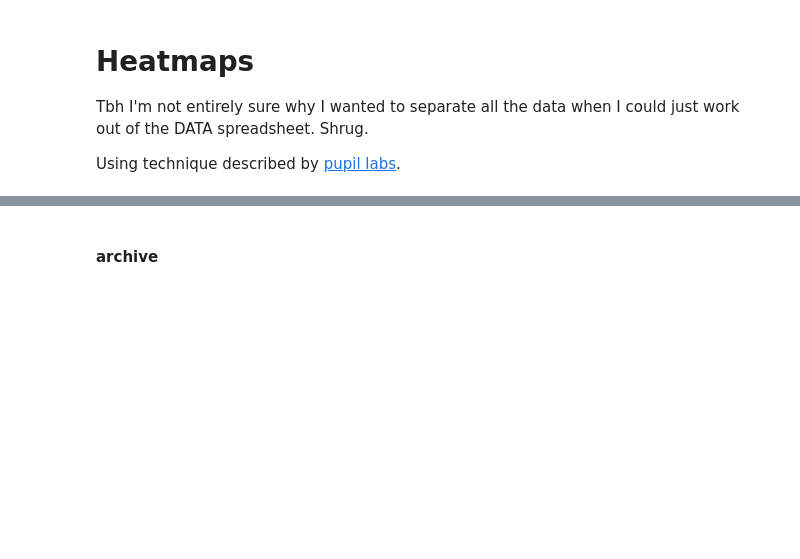
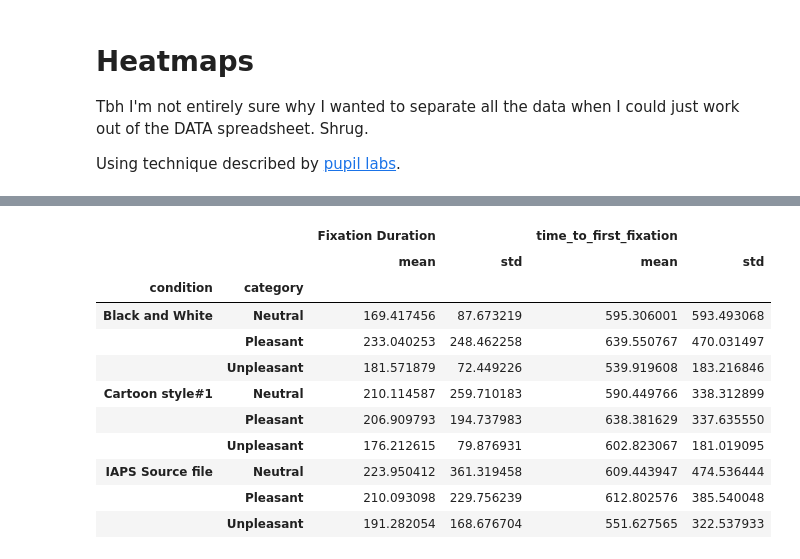
Before and after one commit to elizabethbeard/gamified, a Jupyter notebook: analysis/gamified_biometrics.ipynb, the cells around one changed output, grey strips where cells are left out. Drawn from its saved outputs; the diff is of its cells as text; code cells hidden in the pictures; blank space fills up the shorter version.

```diff
--- a/analysis/gamified_biometrics.ipynb
+++ b/analysis/gamified_biometrics.ipynb
@@ -268,7 +235,7 @@ def create_heatmap(stimulus_eye_data, image_path, output_path,image_size=(1920,
     y_samples = np.repeat(fixation_y, (event_duration * sampling_rate / 1000).astype(int))
 
     # Perform 2D kernel density estimation
-    kde = gaussian_kde(np.vstack([x_samples, y_samples]), bw_method='scott')
+    kde = stats.gaussian_kde(np.vstack([x_samples, y_samples]), bw_method='scott')
     x_grid = np.linspace(0, image_size[0], 300)
     y_grid = np.linspace(0, image_size[1], 300)
     x_mesh, y_mesh = np.meshgrid(x_grid, y_grid)
@@ -286,15 +253,29 @@ def create_heatmap(stimulus_eye_data, image_path, output_path,image_size=(1920,
     # load the sample image
     screen_image = Image.open(image_path).convert('RGBA')
 
-    heatmap_image = Image.fromarray(np.uint8(plt.cm.hot(kde_values) * 255))
+        # Create a figure and plot
+    fig, ax = plt.subplots()
+    ax.imshow(screen_image, extent=(0, image_size[0], image_size[1], 0))
+    ax.imshow(kde_values, cmap=cmap, extent=(0, image_size[0], image_size[1], 0), aspect='equal', origin='upper', alpha=0.8)
+    ax.set_xlim(0, image_size[0])
+    ax.set_ylim(image_size[1], 0)
+    ax.axis('off')  # Turn off the axis
 
-    # Blend the heatmap with the original image
-    blended_image = Image.blend(screen_image, heatmap_image.resize(screen_image.size).convert('RGBA'))
+    # Save the figure
+    plt.savefig(output_path, format='PNG', bbox_inches='tight', pad_inches=0)
+    plt.close(fig)
 
-    # Display the blended image
-    blended_image.save(output_path, format='PNG')
+    print(f'Heatmap image saved to {output_path}')
 
-    print(f'Blended image saved to {output_path}')
+    # heatmap_image = Image.fromarray(np.uint8(plt.cm.hot(kde_values) * 255))
+
+    # # Blend the heatmap with the original image
+    # blended_image = Image.blend(screen_image, heatmap_image.resize(screen_image.size).convert('RGBA'), alpha=0.5)
+
+    # # Display the blended image
+    # blended_image.save(output_path, format='PNG')
+
+    # print(f'Blended image saved to {output_path}')
 # %%
 # we need to add all subjects fixations for a given stimuli
 subj_dirs = sorted(glob.glob(os.path.join(data_dir, 'sub-*')))
@@ -519,2 +455,16 @@ Heatmap overlay image saved at: /Users/ebeard/Downloads/heatmap_overlay.png
-# %% [markdown]
-#### archive
+# %%
+avg_df = first_fixation_df.groupby(['subj', 'category', 'condition']).agg({'time_to_first_fixation': 'mean', 'Fixation Duration': 'mean'}).reset_index()
+avg_df.groupby(['condition', 'category']).agg({'Fixation Duration': ['mean', 'std'], 'time_to_first_fixation': ['mean', 'std']})
+# %% [output]
+|  |  | Fixation Duration |  | time_to_first_fixation |  |
+|  |  | mean | std | mean | std |
+| condition | category |  |  |  |  |
+| Black and White | Neutral | 169.417456 | 87.673219 | 595.306001 | 593.493068 |
+|  | Pleasant | 233.040253 | 248.462258 | 639.550767 | 470.031497 |
+|  | Unpleasant | 181.571879 | 72.449226 | 539.919608 | 183.216846 |
+| Cartoon style#1 | Neutral | 210.114587 | 259.710183 | 590.449766 | 338.312899 |
+|  | Pleasant | 206.909793 | 194.737983 | 638.381629 | 337.635550 |
+|  | Unpleasant | 176.212615 | 79.876931 | 602.823067 | 181.019095 |
+| IAPS Source file | Neutral | 223.950412 | 361.319458 | 609.443947 | 474.536444 |
+|  | Pleasant | 210.093098 | 229.756239 | 612.802576 | 385.540048 |
+|  | Unpleasant | 191.282054 | 168.676704 | 551.627565 | 322.537933 |
```
Also changed, not shown: parts of 20 cells of this notebook.
